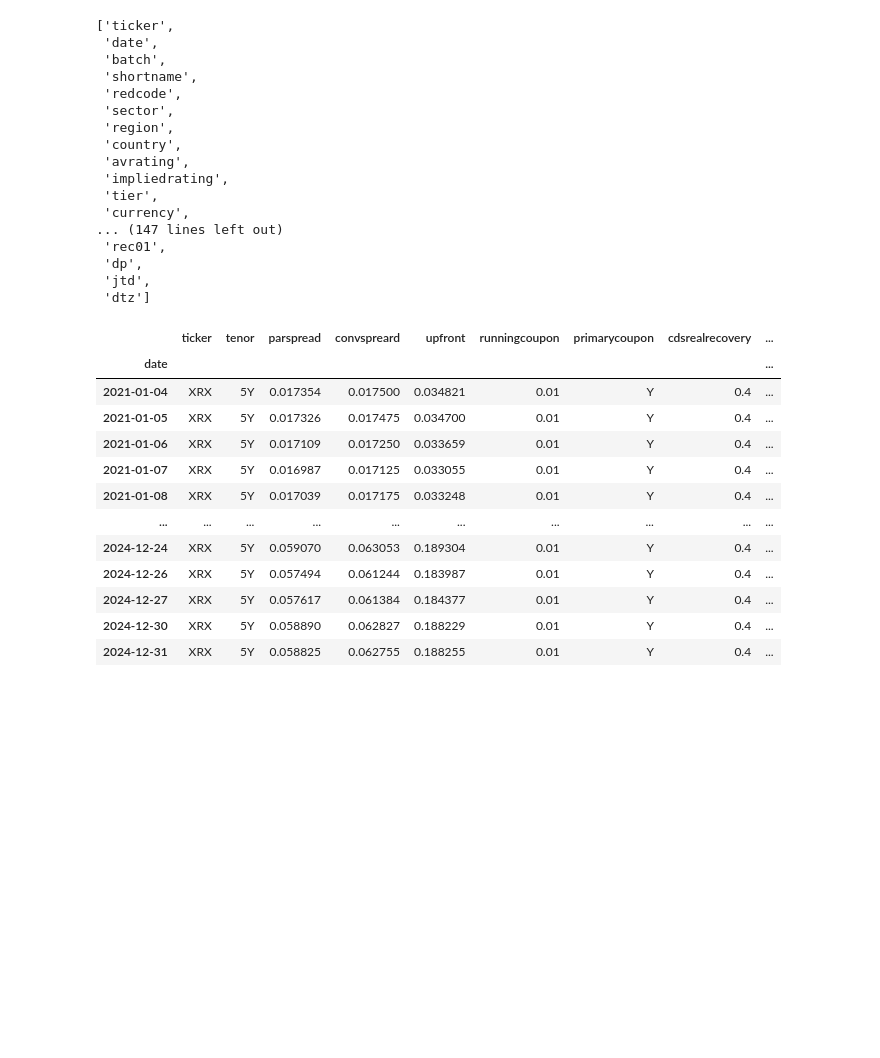
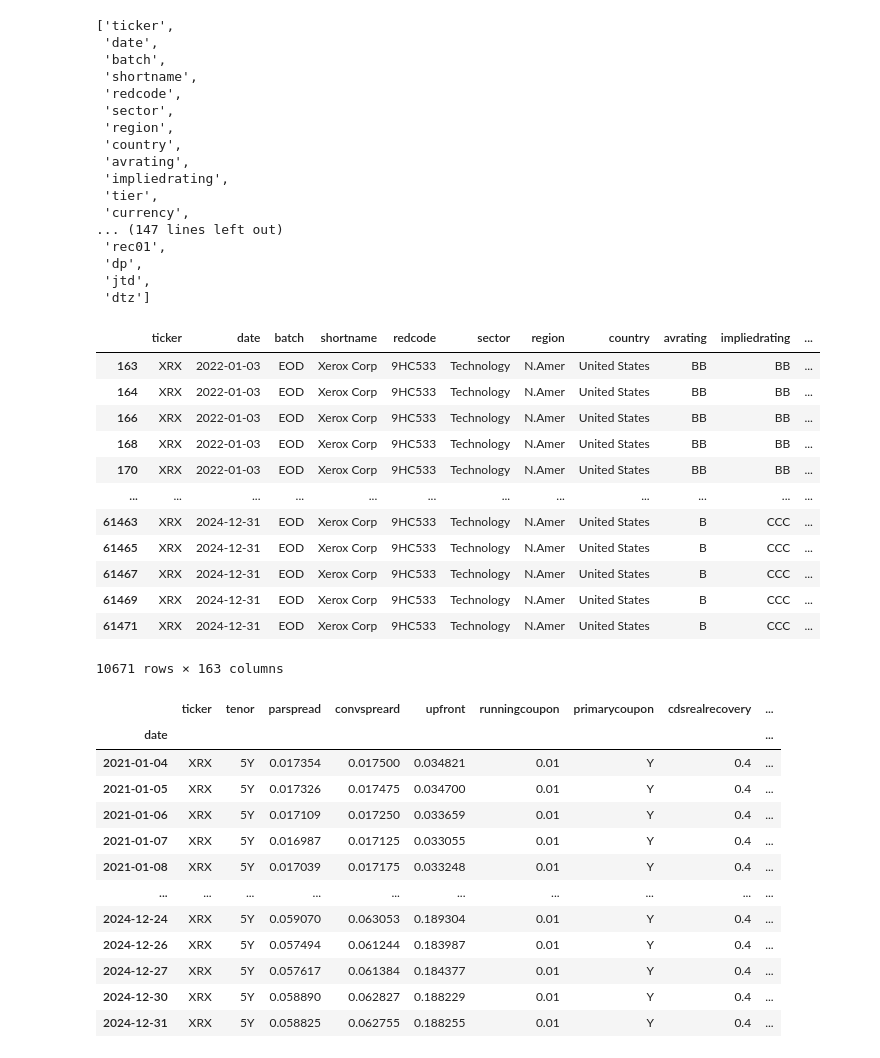
Before and after one commit to youngyicheng/credit_research, a Jupyter notebook: demo.ipynb, the cells around one changed output. Cells and saved outputs as stored; diff of their text form; code cells hidden in the pictures; blank space fills up the shorter version.

Commit message:
upload data

```diff
--- a/demo.ipynb
+++ b/demo.ipynb
@@ -74,6 +74,23 @@ a.columns.tolist()
 df_all = df_all.loc[(df_all['tenor']=='5Y') & (df_all['primarycoupon']=='Y')]
 # %%
 df_all.to_csv('res/df_all.csv')
+# %%
+# all data including multiple value in one day, which has been saved in res/df_all.csv
+df_all
+# %% [output]
+|  | ticker | date | batch | shortname | redcode | sector | region | country | avrating | impliedrating | ... |
+| 163 | XRX | 2022-01-03 | EOD | Xerox Corp | 9HC533 | Technology | N.Amer | United States | BB | BB | ... |
+| 164 | XRX | 2022-01-03 | EOD | Xerox Corp | 9HC533 | Technology | N.Amer | United States | BB | BB | ... |
+| 166 | XRX | 2022-01-03 | EOD | Xerox Corp | 9HC533 | Technology | N.Amer | United States | BB | BB | ... |
+| 168 | XRX | 2022-01-03 | EOD | Xerox Corp | 9HC533 | Technology | N.Amer | United States | BB | BB | ... |
+| 170 | XRX | 2022-01-03 | EOD | Xerox Corp | 9HC533 | Technology | N.Amer | United States | BB | BB | ... |
+| ... | ... | ... | ... | ... | ... | ... | ... | ... | ... | ... | ... |
+| 61463 | XRX | 2024-12-31 | EOD | Xerox Corp | 9HC533 | Technology | N.Amer | United States | B | CCC | ... |
+| 61465 | XRX | 2024-12-31 | EOD | Xerox Corp | 9HC533 | Technology | N.Amer | United States | B | CCC | ... |
+| 61467 | XRX | 2024-12-31 | EOD | Xerox Corp | 9HC533 | Technology | N.Amer | United States | B | CCC | ... |
+| 61469 | XRX | 2024-12-31 | EOD | Xerox Corp | 9HC533 | Technology | N.Amer | United States | B | CCC | ... |
+| 61471 | XRX | 2024-12-31 | EOD | Xerox Corp | 9HC533 | Technology | N.Amer | United States | B | CCC | ... |
+10671 rows × 163 columns
 # %%
 # at this one we need to adjust the method to first()
 df_use = df_all.sort_values(by=['date',],inplace=False).groupby('date').first()
```
Also changed, not shown: parts of 5 cells of this notebook, 2 other files.
